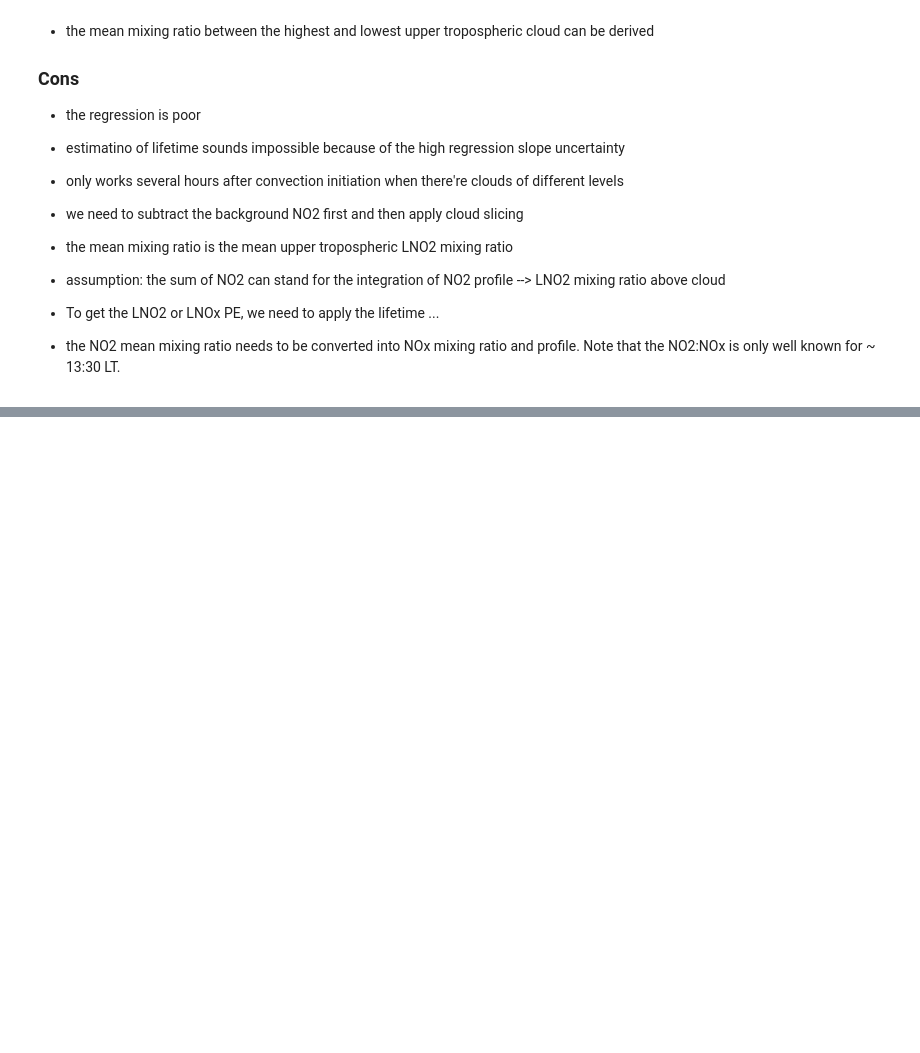
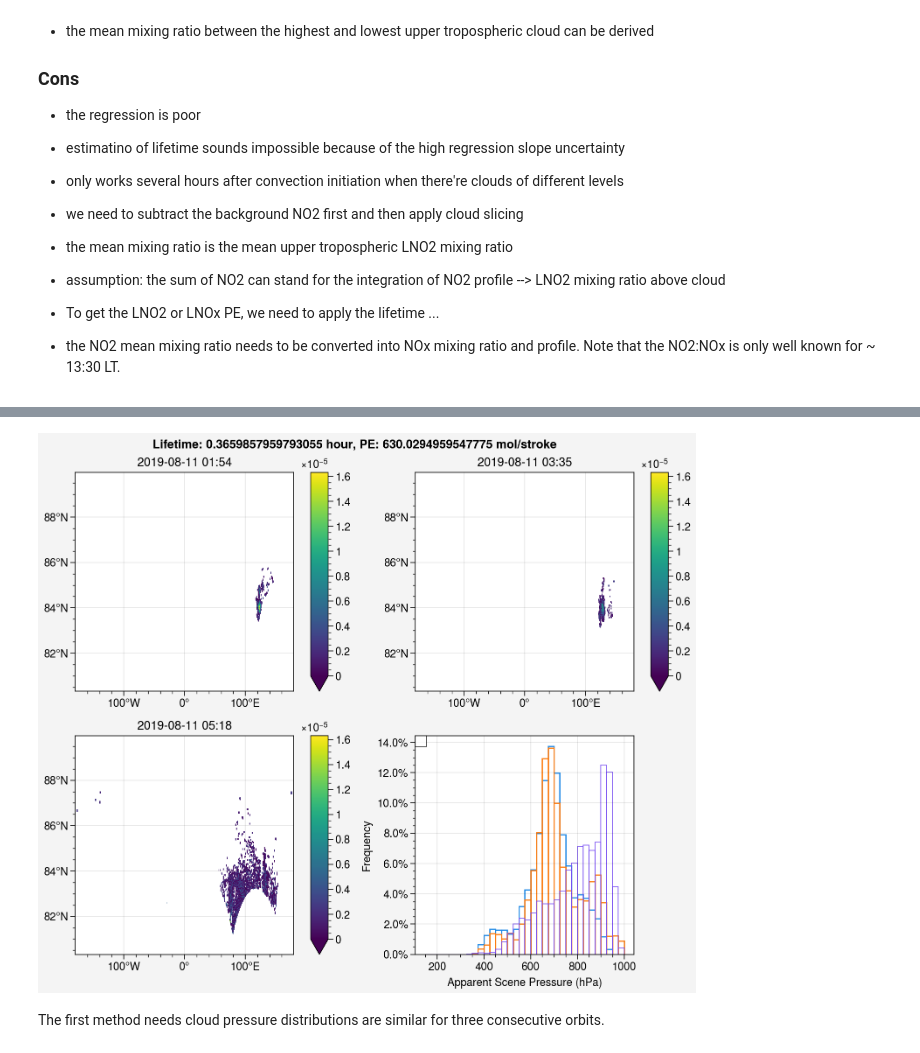
Before and after one commit to zxdawn/S5P-LNO2-Notebook, a Jupyter notebook: analysis/pe_lifetime.ipynb, the cells around one changed output, grey strips where cells are left out. Cells and saved outputs as stored; diff of their text form; code cells hidden in the pictures; blank space fills up the shorter version.

```diff
--- a/analysis/pe_lifetime.ipynb
+++ b/analysis/pe_lifetime.ipynb
@@ -62,0 +263,8 @@ In other words, the three consecutive orbits are useful for estimating the mean
+# %%
+tau, pe, cp_t0, cp_t1, cp_t2, lno2_vis_t0, lno2_vis_t1, lno2_vis_t2, overpass_t0, overpass_t1, overpass_t2 = consecutive_orbits('20190811T00', '20190811T02', '20190811T04')
+
+plot_res(tau, pe, lno2_vis_t0, lno2_vis_t1, lno2_vis_t2, cp_t0, cp_t1, cp_t2)
+# %% [output]
+[figure, added]
+# %% [markdown]
+The first method needs cloud pressure distributions are similar for three consecutive orbits.
```
Also changed, not shown: parts of 10 cells of this notebook.
